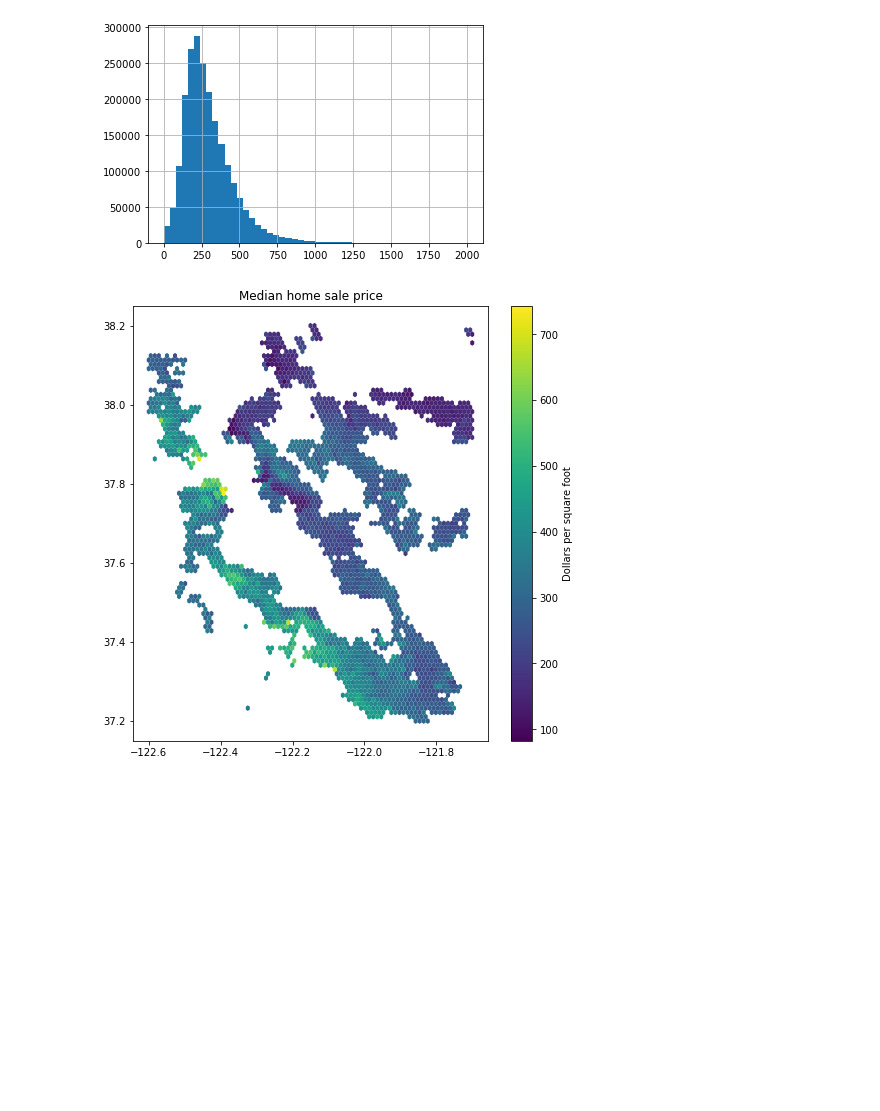
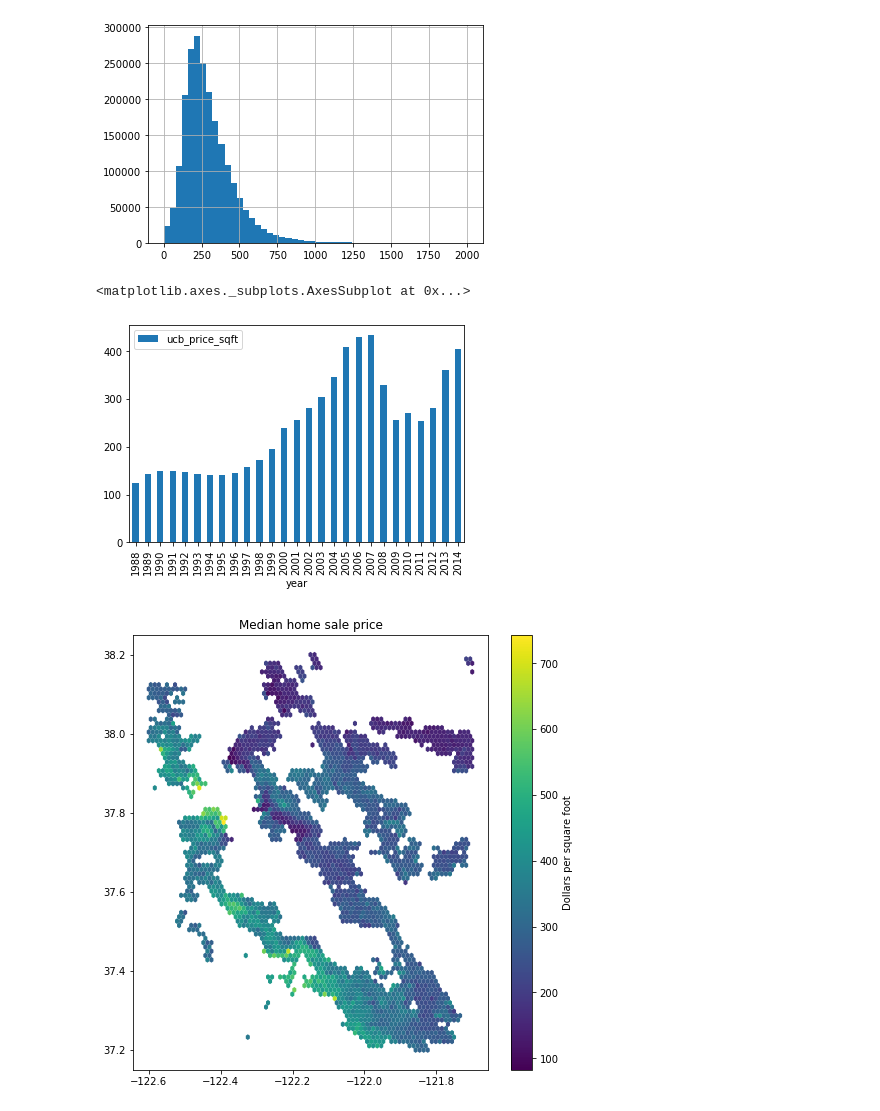
Before and after one commit to urbansim/urbanlab-demo, a Jupyter notebook: notebooks/Notebook-demo.ipynb, the cells around one changed output. Drawn from its saved outputs; the diff is of its cells as text; code cells hidden in the pictures; blank space fills up the shorter version.

```diff
--- a/notebooks/Demo-notebook.ipynb
+++ b/notebooks/Notebook-demo.ipynb
@@ -28,0 +39,5 @@ len(df)
+# %%
+# Drop columns we won't be using
+
+df = df[['sr_date_transfer', 'use_code_std', 'sa_sqft', 'sa_x_coord', 'sa_y_coord',
+         'ucb_price_sqft', 'ucb_price_sqft_adj', 'mm_muni_name']]
@@ -31,6 +57,13 @@ df.ucb_price_sqft_adj.hist(bins=50)
 # %% [output]
 <matplotlib.axes._subplots.AxesSubplot at 0x...>
 [figure]
+# %%
+df['year'] = df.sr_date_transfer//10000
+
+df[['ucb_price_sqft', 'year']].groupby('year').mean().plot.bar()
+# %% [output]
+<matplotlib.axes._subplots.AxesSubplot at 0x...>
+[figure, added]
 # %%
 fig, ax = plt.subplots(figsize=(8,8))
 extent = (-121.7, -122.6, 37.2, 38.2)  # left right bottom top
```
Also changed, not shown: parts of 8 cells of this notebook.
